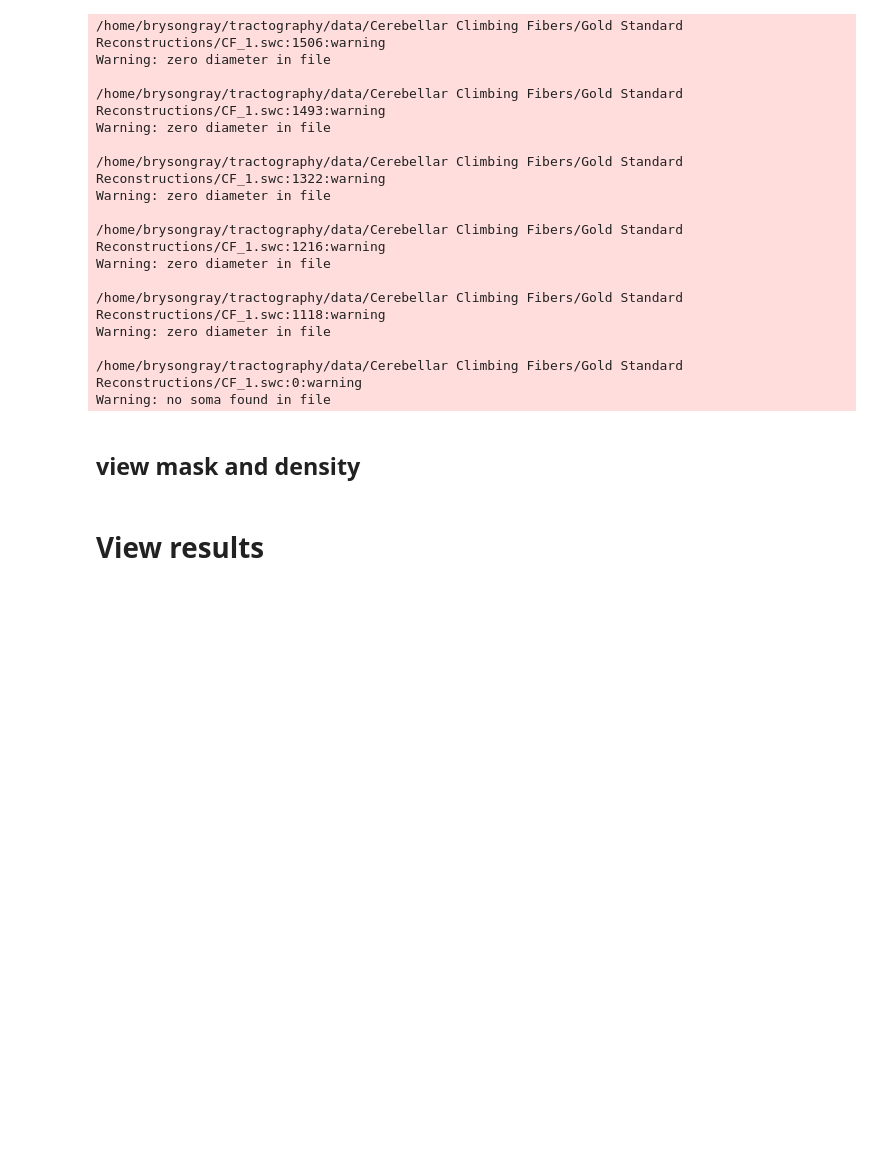
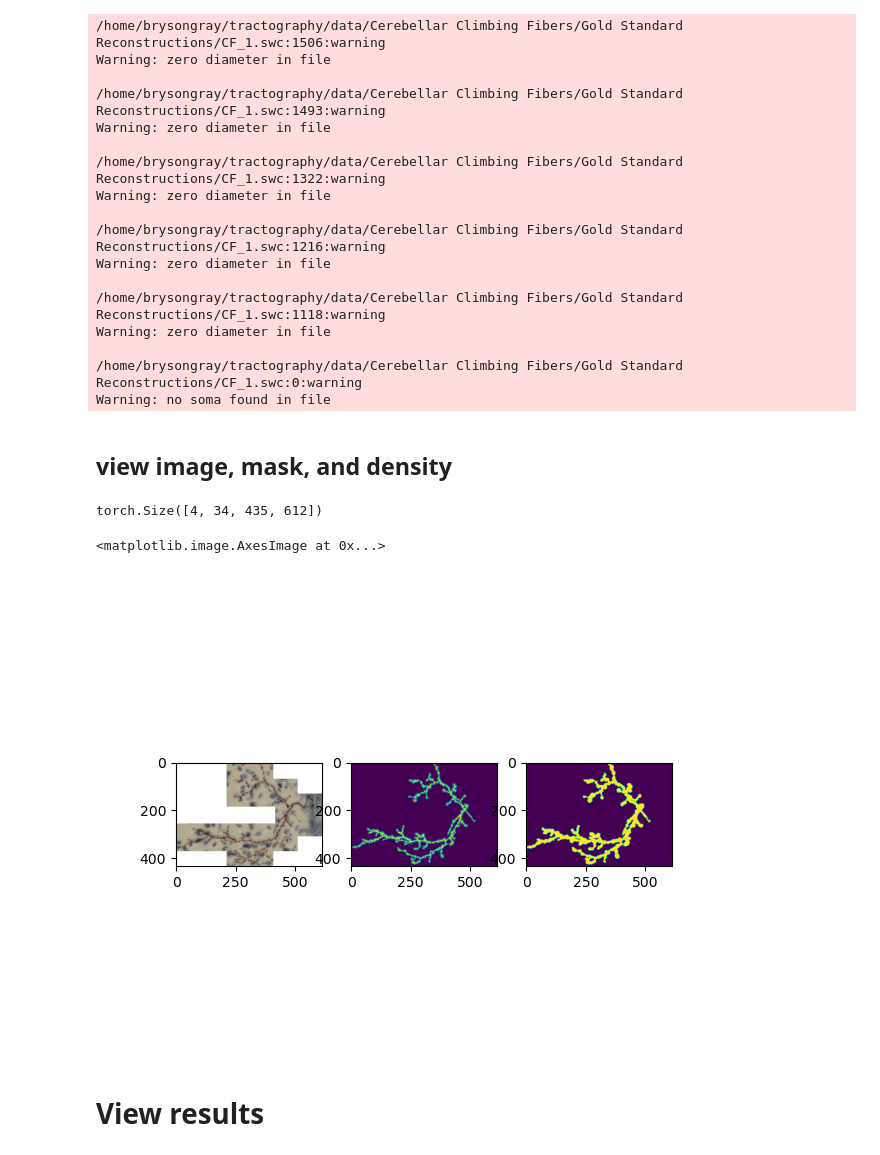
Before and after one commit to twardlab/neurotrack, a Jupyter notebook: neuron_trx/notebooks/neuron_trx_tests.ipynb, the cells around one changed output. Saved outputs shown, nothing was run; the diff lists cells and outputs as text; code cells hidden in the pictures; blank space fills up the shorter version.

Commit message:
data visualization

```diff
--- a/neuron_trx/notebooks/neuron_trx_tests.ipynb
+++ b/neuron_trx/notebooks/neuron_trx_tests.ipynb
@@ -128,11 +128,19 @@ dqn_model.train(env,
                 show=False,
                 name='alpha-1_beta-1.0_f-0.5_n-1')
 # %% [markdown]
-## view mask and density
+## view image, mask, and density
+# %%
+env.img.data.shape
+# %% [output]
+torch.Size([4, 34, 435, 612])
 # %%
-fig, ax = plt.subplots(2)
-ax[0].imshow(env.true_density.data[0].amax(dim=0))
-ax[1].imshow(env.mask.data[0].amax(dim=0))
+fig, ax = plt.subplots(1,3)
+ax[0].imshow(env.img.data[:3].amin(dim=1).permute(1,2,0))
+ax[1].imshow(env.true_density.data[0].amax(dim=0))
+ax[2].imshow(env.mask.data[0].amax(dim=0))
+# %% [output]
+<matplotlib.image.AxesImage at 0x...>
+[figure, added]
 # %%
 DEVICE = 'cuda:0'
 # %%
```
